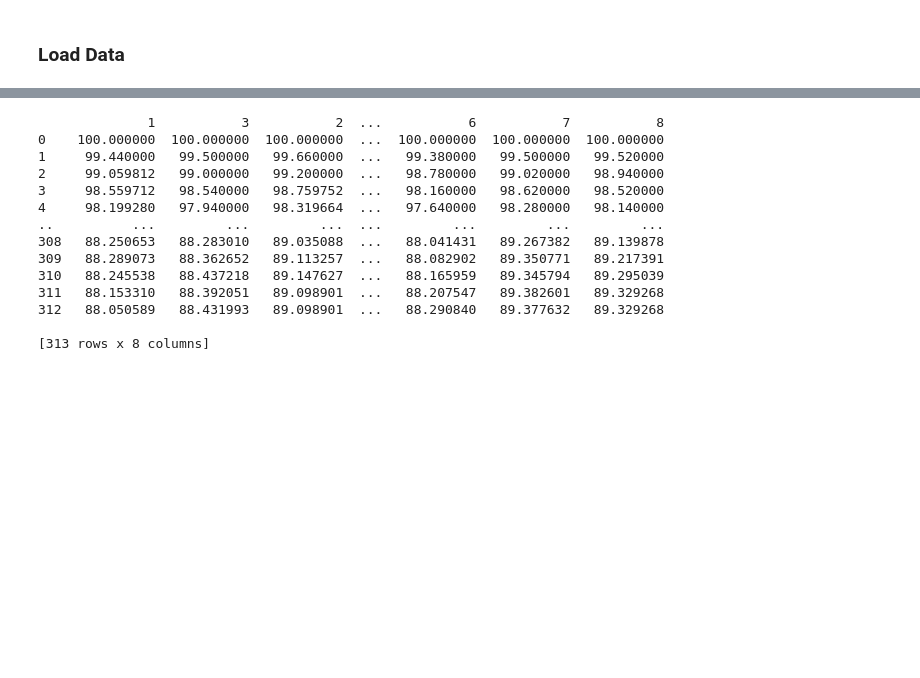
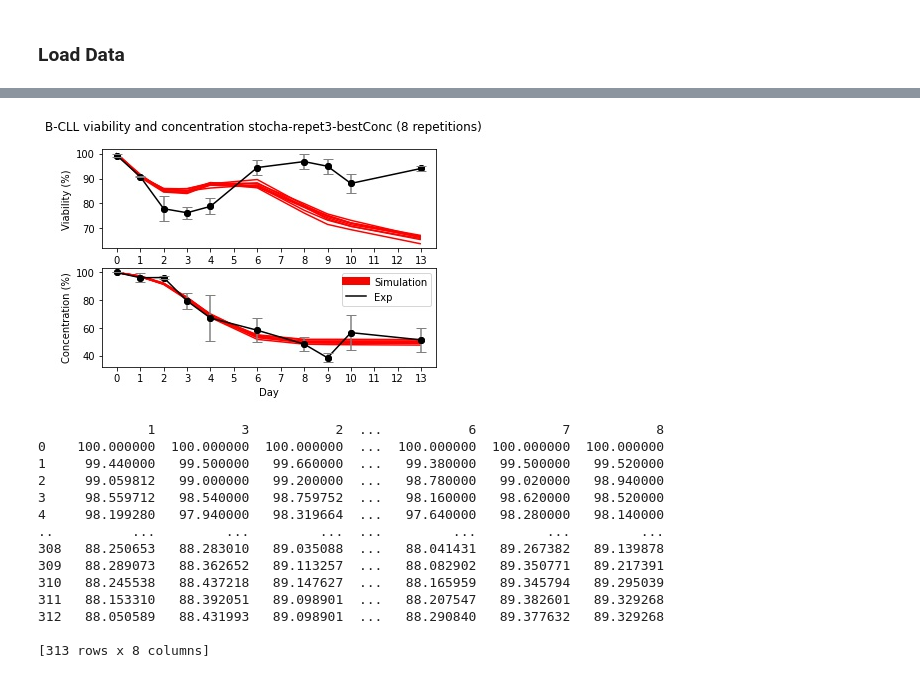
Before and after one commit to Ninouchkaia/ABM, a Jupyter notebook: ABM_figures.ipynb, the cells around one changed output, grey strips where cells are left out. Cells and saved outputs as stored; diff of their text form; code cells hidden in the pictures; blank space fills up the shorter version.

```diff
--- a/ABM_figures.ipynb
+++ b/ABM_figures.ipynb
@@ -332,11 +377,12 @@ Saving via204_conc1412.csv to via204_conc1412.csv
 # %%
 ## plot simulations vs experimental data
-file_name = "via204_conc1412"
-n_repetitions = 25
+import numpy
+file_name = "stocha-repet3-bestConc"
+n_repetitions = 8
 import pandas as pd
 from IPython.display import set_matplotlib_formats
 %matplotlib inline
-set_matplotlib_formats('svg')
+set_matplotlib_formats('jpg')
 
 viability_dict, remaining_dict= {}, {}
 with open("%s.csv" % file_name, 'r') as file_read :
@@ -357,7 +403,12 @@ with open("%s.csv" % file_name, 'r') as file_read :
 df_viability = pd.DataFrame.from_dict(viability_dict) #  orient='index')
 df_remaining = pd.DataFrame.from_dict(remaining_dict)
 
-my_list = [0,24,24*2,24*3,24*4,24*5,24*6,24*7,24*8,24*9,24*10,24*11,24*12,24*13]
+#my_list = [0,24,24*2,24*3,24*4,24*5,24*6,24*7,24*8,24*9,24*10,24*11,24*12,24*13]
+
+#my_list = [0,24,24*2,24*3,24*4,24*6,24*8,24*9,24*10,24*13]
+
+my_list = [0,24,24*2,24*3,24*4,24*6,24*8,24*9,24*10,311]
+
 
 filtered_df_viability = df_viability[df_viability.index.isin(my_list)]
 print(filtered_df_viability)
@@ -368,7 +419,7 @@ filtered_df_remaining = df_remaining[df_remaining.index.isin(my_list)]
 # filtered_df_remaining.plot(title='Remaining Cells', legend=False, ylim=(30,110))
 
 fig, axes = plt.subplots(nrows=2, ncols=1)
-fig.suptitle('Model fitting to B-CLL viability and concentration', fontsize=14)
+fig.suptitle('B-CLL viability and concentration %s (%s repetitions)' % (file_name, n_repetitions), fontsize=12)
 
 filtered_df_viability.plot(ax=axes[0],legend=False, color='r', zorder=0)#, ylim=(00,100), color='orange')
 axes[0].set_xlabel('Day')
@@ -385,14 +436,21 @@ axes[1].set_xticklabels(range(0,14))
 # ### add the mean experimental
 viability = np.genfromtxt("patientsData.tsv", delimiter='\t', names=True)
 viability_means_array = np.array(viability_means, dtype=np.float)
+#viability_means_array = viability_means_array[~numpy.isnan(viability_means_array)]
+viability_means_array_for_fitness = viability_means_array[~numpy.isnan(viability_means_array)]
+print(viability_means_array)
+
 viability_mask = np.isfinite(viability_means_array)
 axes[0].plot (viability['Day'][viability_mask]*24, viability_means_array[viability_mask], linestyle='-', marker='o', color='black', label='Model length' )
 axes[0].scatter (viability['Day'][viability_mask]*24, viability_means_array[viability_mask], facecolors ='black', edgecolors='black')
 axes[0].errorbar(viability['Day']*24, viability_means_array, viability_err, ecolor = 'grey', fmt='none', capsize = 5)
-# axes[0].axis(ymin=40,ymax=100)
+#axes[0].axis(ymin=40,ymax=100)
 
 concentration = np.genfromtxt("patientsDataConc.tsv", delimiter='\t', names=True)
 concentration_means_array = np.array(concentration_means, dtype=np.float)
+#concentration_means_array = concentration_means_array[~numpy.isnan(concentration_means_array)]
+concentration_means_array_for_fitness = concentration_means_array[~numpy.isnan(concentration_means_array)]
+
 concentration_mask = np.isfinite(concentration_means_array)
 axes[1].plot (concentration['Time'][concentration_mask]*24, concentration_means_array[concentration_mask], linestyle='-', marker='o', color='black', label='Exp')
 axes[1].scatter (concentration['Time'][concentration_mask]*24, concentration_means_array[concentration_mask], facecolors ='black', edgecolors='black')
@@ -417,7 +475,7 @@ plt.plot()
 ## calculate the mean values from several simulations for viability
 mean_via_simu = filtered_df_viability.mean(axis=1).transpose()
 # print(mean_via_simu)
-mean_via_exp = pd.DataFrame(data=viability_means_array, index=mean_via_simu.index).transpose()
+mean_via_exp = pd.DataFrame(data=viability_means_array_for_fitness, index=mean_via_simu.index).transpose()
 # print(mean_via_exp)
 via_errors = (mean_via_simu - mean_via_exp).transpose()
 # print(via_errors)
@@ -428,32 +486,33 @@ print("Mean Delta Fitness Via for %s = %s" % (file_name,sum_via_errors))
 
 ## calculate the mean values from several simulations for concentration
 mean_conc_simu = filtered_df_remaining.mean(axis=1).transpose()
-mean_conc_exp = pd.DataFrame(data=concentration_means_array, index=mean_conc_simu.index).transpose()
+mean_conc_exp = pd.DataFrame(data=concentration_means_array_for_fitness, index=mean_conc_simu.index).transpose()
 conc_errors = (mean_conc_simu - mean_conc_exp).transpose()
 conc_errors2 = conc_errors * conc_errors
 sum_conc_errors = conc_errors2[0].sum()
 print("Mean Delta Fitness Conc for %s = %s" % (file_name,sum_conc_errors))
 
 ### calculate for each simulation the sum of the squared errors for viability and extract the median value
-vector_array_via = np.array([viability_means_array] * n_repetitions).T
+vector_array_via = np.array([viability_means_array_for_fitness] * n_repetitions).T
 vector_df_via = pd.DataFrame(vector_array_via, index=mean_via_simu.index)
 vector_df_via.columns = np.arange(1,n_repetitions+1)
-print("vector_df_via.shape", vector_df_via.shape)
-print("vector_df_via", vector_df_via)
-print("filtered_df_viability.shape", filtered_df_viability.shape)
+# print("vector_df_via.shape", vector_df_via.shape)
+# print("vector_df_via", vector_df_via)
+# print("filtered_df_viability.shape", filtered_df_viability.shape)
 errors_via = (filtered_df_viability - vector_df_via)
 errors_squared_via = errors_via ** 2
-print("errors_squared_via", errors_squared_via)
+# print("errors_squared_via", errors_squared_via)
 sum_errors_squared_via = errors_squared_via.sum(axis=0, skipna = True)
-print("The median fitness on viability over all simulations is : ", sum_errors_squared_via.median(skipna = True))
+print("The median fitness on viability over all simulations for %s is : %s" % (file_name, sum_errors_squared_via.median(skipna = True)))
 
 # ### calculate for each simulation the sum of the squared errors for concentration and extract the median value
-# vector_array_conc = np.array([concentration_means_array] * 100).T
-# vector_df_conc = pd.DataFrame(vector_array_conc, index=mean_conc_simu.index)
-# vector_df_conc.columns = np.arange(1,101)
-# # print("vector_df_conc", vector_df_conc)
-# errors_squared_conc = (filtered_df_remaining - vector_df_conc) * (filtered_df_remaining - vector_df_conc)
+vector_array_conc = np.array([concentration_means_array_for_fitness] * n_repetitions).T
+vector_df_conc = pd.DataFrame(vector_array_conc, index=mean_conc_simu.index)
+vector_df_conc.columns = np.arange(1,n_repetitions + 1)
+# print("vector_df_conc", vector_df_conc)
+errors_conc = (filtered_df_remaining - vector_df_conc)
+errors_squared_conc = errors_conc ** 2
 # print("errors_squared_conc", errors_squared_conc)
-# sum_errors_squared_conc = errors_squared_conc.sum(skipna = True)
-# print("The median fitness on concentration over all simulations is : ", sum_errors_squared_conc.median(skipna = True))
+sum_errors_squared_conc = errors_squared_conc.sum(axis=0, skipna = True)
+print("The median fitness on concentration over all simulations for %s is : %s" % (file_name, sum_errors_squared_conc.median(skipna = True)))
 # %% [output]
@@ -478,3 +539,4 @@ The median fitness on viability over all simulations is :  312.9167958108785
+[figure, added]
 # %%
 ### plot without filtering on day
 
```
Also changed, not shown: parts of 57 cells of this notebook.
